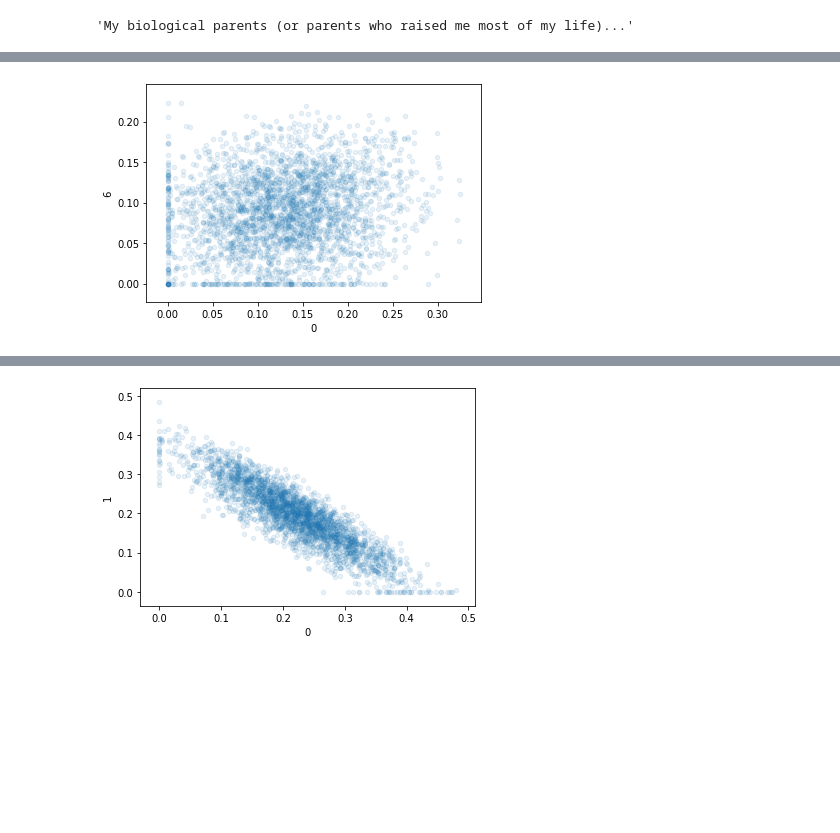
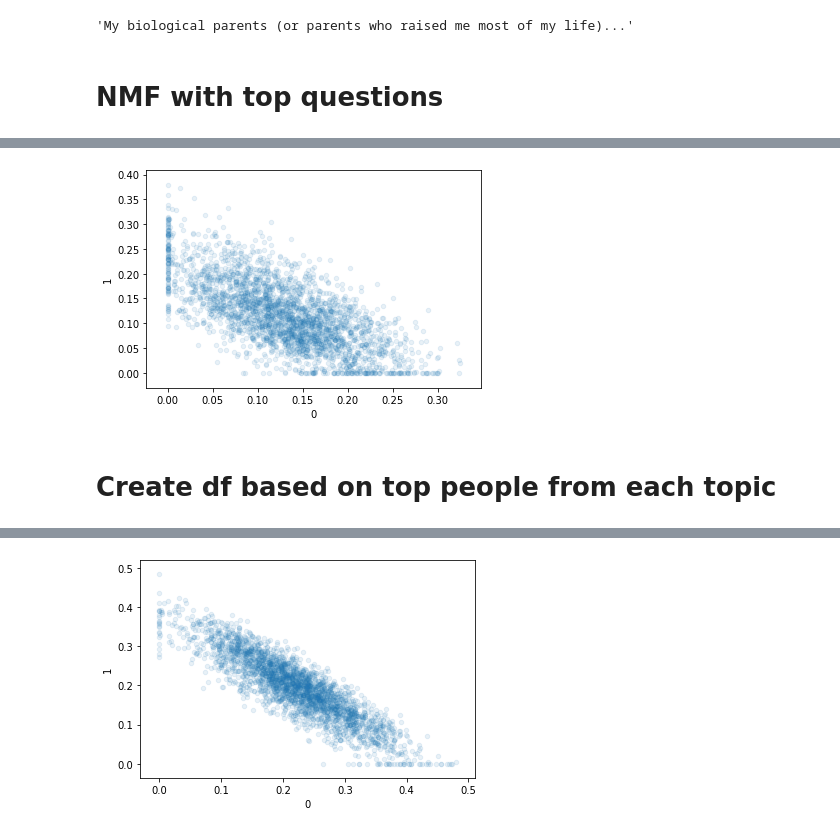
Before and after one commit to anthonybaulo/emerging-adulthood-psych-study, a Jupyter notebook: dev/EAMMI_3_nmf.ipynb, the cells around one changed output, grey strips where cells are left out. Saved outputs shown, nothing was run; the diff lists cells and outputs as text; code cells hidden in the pictures; blank space fills up the shorter version.

```diff
--- a/dev/EAMMI_3_nmf.ipynb
+++ b/dev/EAMMI_3_nmf.ipynb
@@ -102,6 +102,8 @@ def make_dendrogram(dataframe, linkage_method, metric, color_threshold=None):
         color_threshold = color_threshold
     )
     plt.show()
+# %% [markdown]
+# NMF with top questions
 # %%
 def nmf_results(df, n_topics=5, top_ques=5, per_person=3, verbose=False):
 
@@ -156,8 +169,8 @@ nmf, W, topic_questions, top_n_per_person = nmf_results(df, n_topics=7, top_ques
 # %%
 two_of_seven_topics = pd.DataFrame(W)
-ax = two_of_seven_topics.plot(x=0, y=6, kind='scatter', alpha=0.1)
+ax = two_of_seven_topics.plot(x=0, y=1, kind='scatter', alpha=0.1)
 # %% [output]
-[figure, old version]
+[figure, new version]
 # %%
 # # This cell will plot the number of students that end up associated with each topic
 # # as the number of topics increases
@@ -177,6 +190,8 @@ ax = two_of_seven_topics.plot(x=0, y=6, kind='scatter', alpha=0.1)
 # # plt.suptitle('Students per topic over increasing number of topics', fontsize=20)
 # plt.tight_layout()
 # # fig.savefig('../images/Students per topic over increasing number of topics.png')
+# %% [markdown]
+# Create df based on top people from each topic
 # %%
 full_df = pd.read_csv('../data/cleaned_full_1.csv')
 # %%
```
Also changed, not shown: parts of 8 cells of this notebook, 1 other file.
